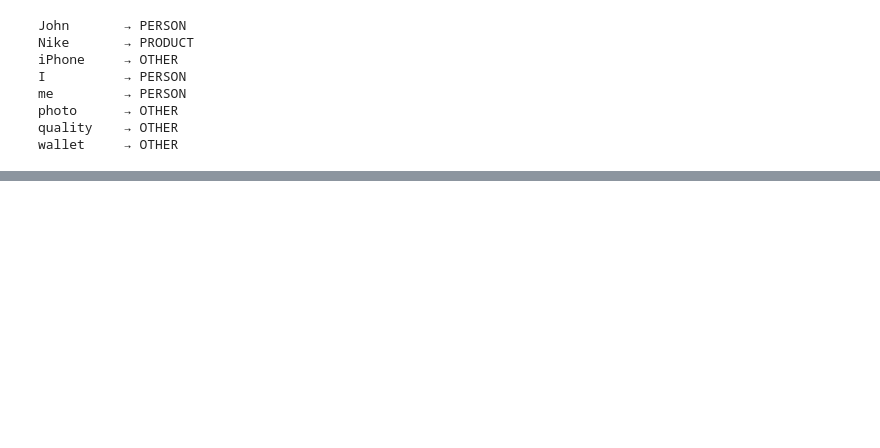
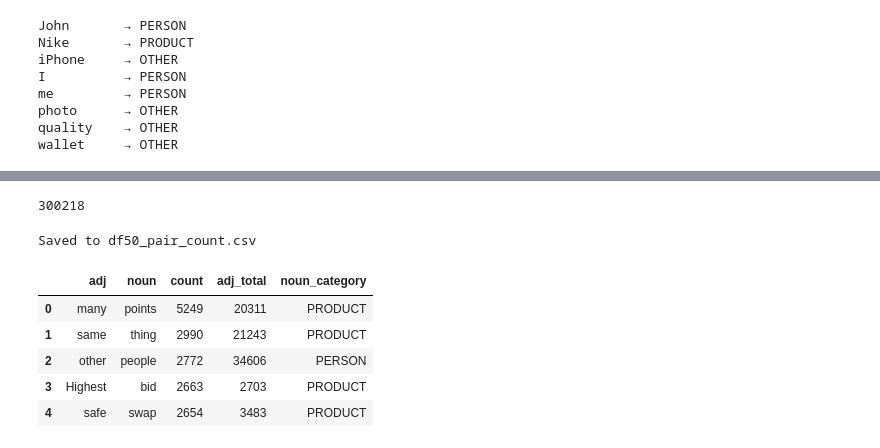
Before and after one commit to artemina1248-glitch/s1, a Jupyter notebook: main2.ipynb, the cells around one changed output, grey strips where cells are left out. Drawn from its saved outputs; the diff is of its cells as text; code cells hidden in the pictures; blank space fills up the shorter version.

```diff
--- a/main2.ipynb
+++ b/main2.ipynb
@@ -35,0 +303,20 @@ wallet     → OTHER
+# %%
+len(df50_pair_count)
+# %% [output]
+300218
+# %%
+df50_pair_count.to_csv("df50_pair_count.csv", index=False)
+print("Saved to df50_pair_count.csv")
+# %% [output]
+Saved to df50_pair_count.csv
+# %%
+dfhp1 = pd.read_csv("/mnt/c/Users/Administrator/Downloads/final_df50_pair_manual_judgment.csv")
+# %%
+dfhp1.head()
+# %% [output]
+|  | adj | noun | count | adj_total | noun_category |
+| 0 | many | points | 5249 | 20311 | PRODUCT |
+| 1 | same | thing | 2990 | 21243 | PRODUCT |
+| 2 | other | people | 2772 | 34606 | PERSON |
+| 3 | Highest | bid | 2663 | 2703 | PRODUCT |
+| 4 | safe | swap | 2654 | 3483 | PRODUCT |
```
Also changed, not shown: parts of 39 cells of this notebook, 1 other file.
